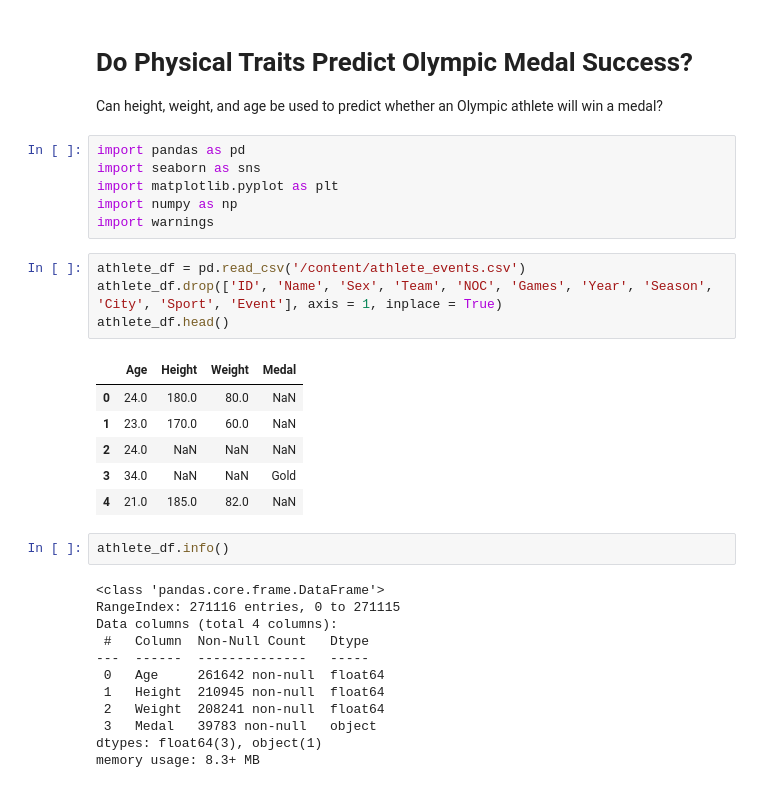
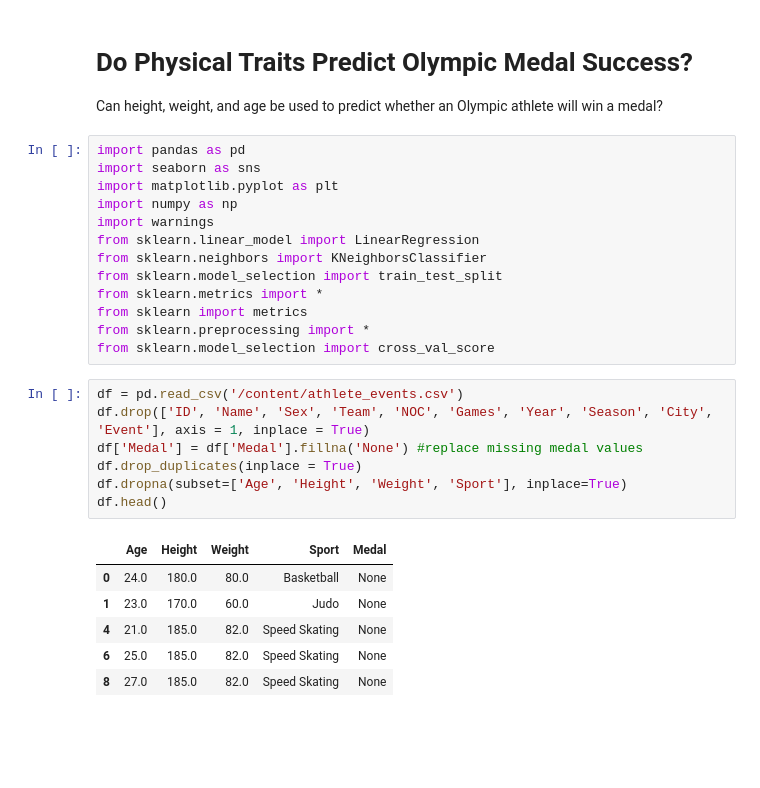
Before and after one commit to SophiaKim100/NDSRP, a Jupyter notebook: Olympic_Events.ipynb, the cells around one changed output. Cells and saved outputs as stored; diff of their text form; blank space fills up the shorter version.

```diff
--- a/Olympic_Events.ipynb
+++ b/Olympic_Events.ipynb
@@ -9,28 +9,24 @@ import seaborn as sns
 import matplotlib.pyplot as plt
 import numpy as np
 import warnings
+from sklearn.linear_model import LinearRegression
+from sklearn.neighbors import KNeighborsClassifier
+from sklearn.model_selection import train_test_split
+from sklearn.metrics import *
+from sklearn import metrics
+from sklearn.preprocessing import *
+from sklearn.model_selection import cross_val_score
 # %%
-athlete_df = pd.read_csv('/content/athlete_events.csv')
-athlete_df.drop(['ID', 'Name', 'Sex', 'Team', 'NOC', 'Games', 'Year', 'Season', 'City', 'Sport', 'Event'], axis = 1, inplace = True)
-athlete_df.head()
+df = pd.read_csv('/content/athlete_events.csv')
+df.drop(['ID', 'Name', 'Sex', 'Team', 'NOC', 'Games', 'Year', 'Season', 'City', 'Event'], axis = 1, inplace = True)
+df['Medal'] = df['Medal'].fillna('None') #replace missing medal values
+df.drop_duplicates(inplace = True)
+df.dropna(subset=['Age', 'Height', 'Weight', 'Sport'], inplace=True)
+df.head()
 # %% [output]
-|  | Age | Height | Weight | Medal |
-| 0 | 24.0 | 180.0 | 80.0 | NaN |
-| 1 | 23.0 | 170.0 | 60.0 | NaN |
-| 2 | 24.0 | NaN | NaN | NaN |
-| 3 | 34.0 | NaN | NaN | Gold |
-| 4 | 21.0 | 185.0 | 82.0 | NaN |
+|  | Age | Height | Weight | Sport | Medal |
+| 0 | 24.0 | 180.0 | 80.0 | Basketball | None |
+| 1 | 23.0 | 170.0 | 60.0 | Judo | None |
+| 4 | 21.0 | 185.0 | 82.0 | Speed Skating | None |
+| 6 | 25.0 | 185.0 | 82.0 | Speed Skating | None |
+| 8 | 27.0 | 185.0 | 82.0 | Speed Skating | None |
-# %%
-athlete_df.info()
-# %% [output]
-<class 'pandas.core.frame.DataFrame'>
-RangeIndex: 271116 entries, 0 to 271115
-Data columns (total 4 columns):
- #   Column  Non-Null Count   Dtype
----  ------  --------------   -----
- 0   Age     261642 non-null  float64
- 1   Height  210945 non-null  float64
- 2   Weight  208241 non-null  float64
- 3   Medal   39783 non-null   object
-dtypes: float64(3), object(1)
-memory usage: 8.3+ MB
```
Also changed, not shown: parts of 22 cells of this notebook.
